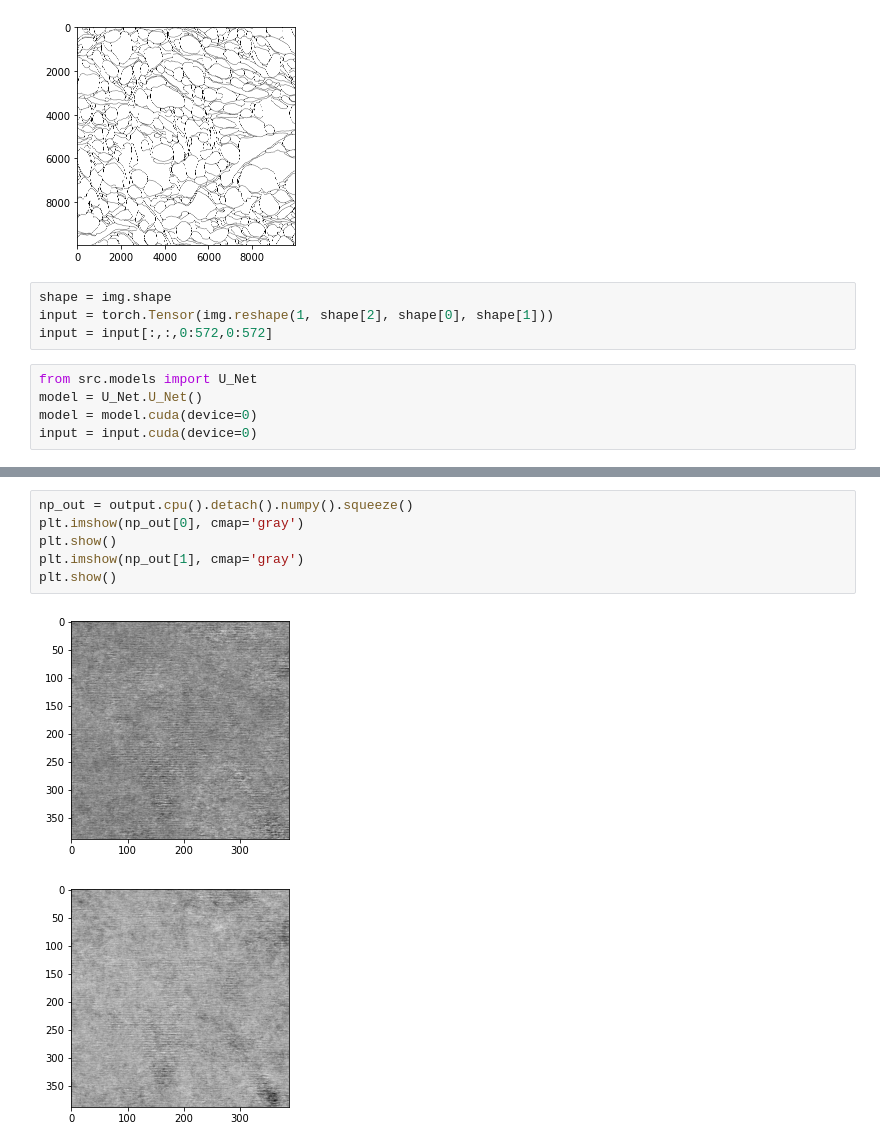
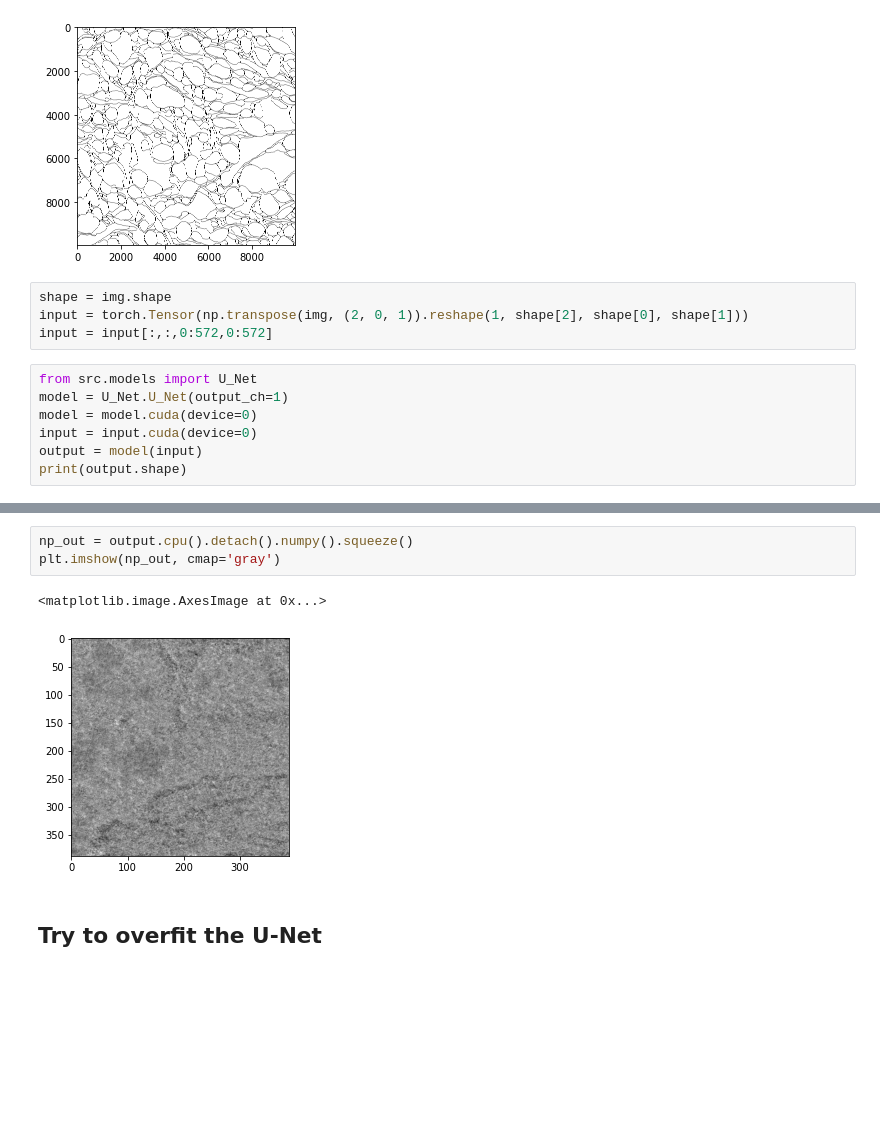
Before and after one commit to Github-Tree-0/Segmentation, a Jupyter notebook: overfit.ipynb, the cells around one changed output, grey strips where cells are left out. Cells and saved outputs as stored; diff of their text form; blank space fills up the shorter version.

Commit message:
overfit U-Net

```diff
--- a/process.ipynb
+++ b/overfit.ipynb
@@ -19,10 +21,12 @@ plt.show()
 [figure]
 # %%
 shape = img.shape
-input = torch.Tensor(img.reshape(1, shape[2], shape[0], shape[1]))
+input = torch.Tensor(np.transpose(img, (2, 0, 1)).reshape(1, shape[2], shape[0], shape[1]))
 input = input[:,:,0:572,0:572]
 # %%
 from src.models import U_Net
-model = U_Net.U_Net()
+model = U_Net.U_Net(output_ch=1)
 model = model.cuda(device=0)
 input = input.cuda(device=0)
+output = model(input)
+print(output.shape)
@@ -41,9 +35,8 @@ torch.Size([1, 2, 388, 388])
 # %%
 np_out = output.cpu().detach().numpy().squeeze()
-plt.imshow(np_out[0], cmap='gray')
-plt.show()
-plt.imshow(np_out[1], cmap='gray')
-plt.show()
+plt.imshow(np_out, cmap='gray')
 # %% [output]
+<matplotlib.image.AxesImage at 0x...>
-[figure, old version]
+[figure, new version]
-[figure, removed]
+# %% [markdown]
+## Try to overfit the U-Net
```
Also changed, not shown: parts of 7 cells of this notebook, 1 other file.
